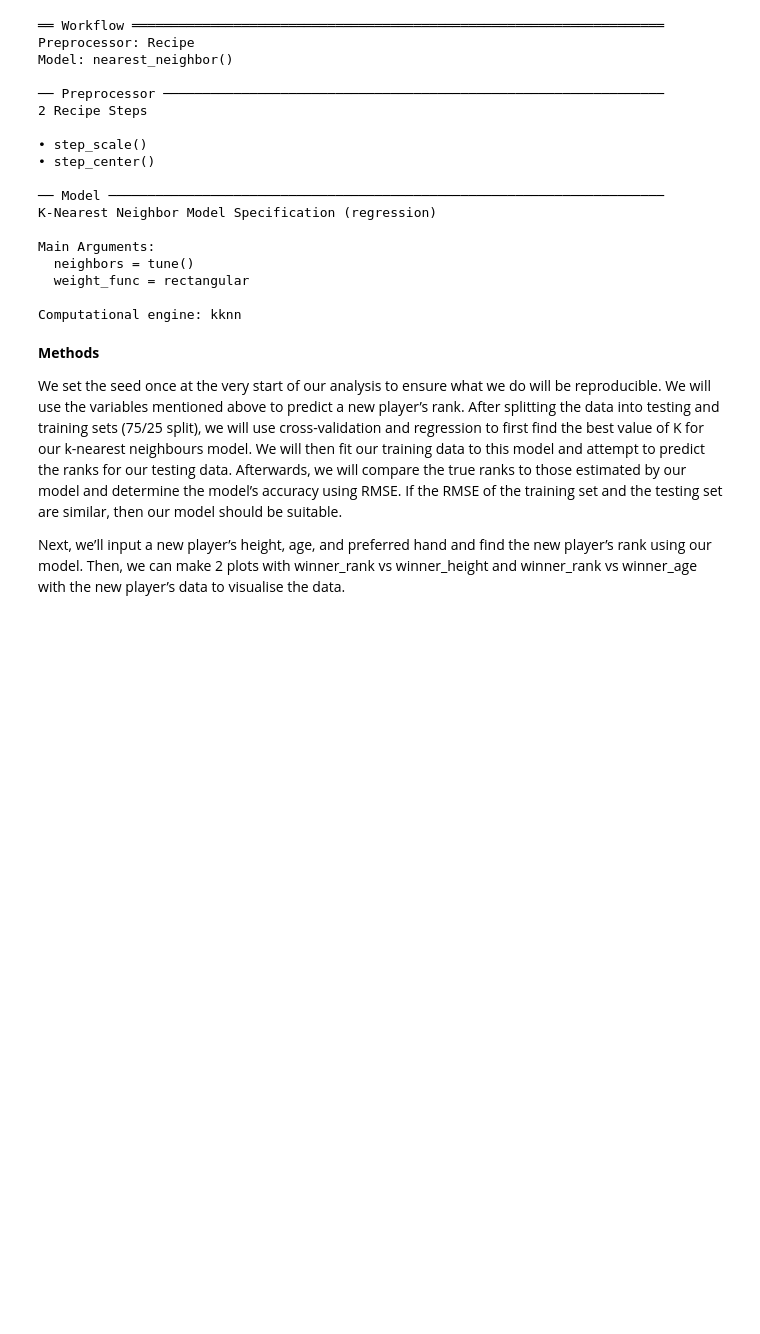
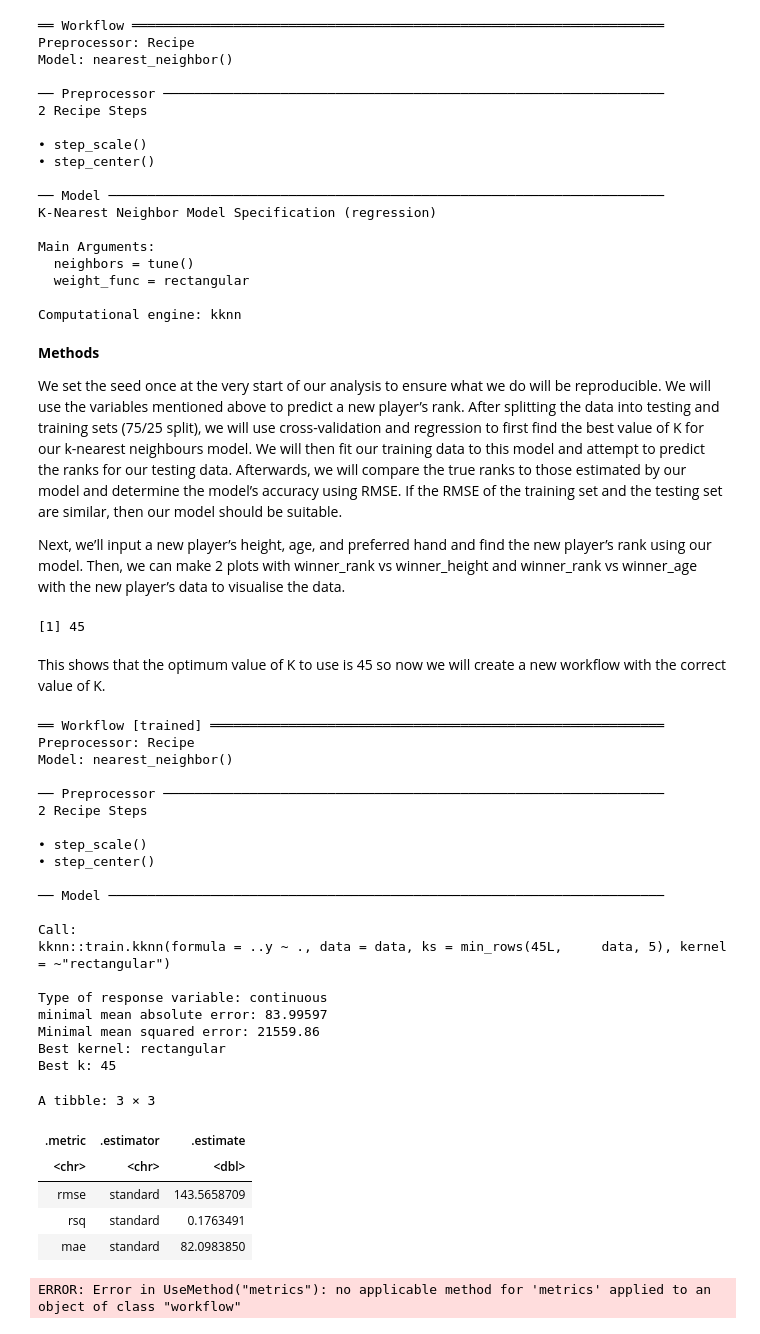
Before and after one commit to KatieSwan/DSCI100_GroupProject, a Jupyter notebook: Project_Report.ipynb, the cells around one changed output. Cells and saved outputs as stored; diff of their text form; code cells hidden in the pictures; blank space fills up the shorter version.

Commit message:
New analysis
I found the best value of K for our data but something is wrong with the rmse and predictions (look at the last table) so if anyone can figure out why that is please fix and let me know

```diff
--- a/Project_Report.ipynb
+++ b/Project_Report.ipynb
@@ -217,3 +217,68 @@ Computational engine: kknn
 We set the seed once at the very start of our analysis to ensure what we do will be reproducible.  We will use the variables mentioned above to predict a new player’s rank. After splitting the data into testing and training sets (75/25 split), we will use cross-validation and regression to first find the best value of K for our k-nearest neighbours model. We will then fit our training data to this model and attempt to predict the ranks for our testing data.  Afterwards, we will compare the true ranks to those estimated by our model and determine the model’s accuracy using RMSE. If the RMSE of the training set and the testing set are similar, then our model should be suitable.
 
 Next, we’ll input a new player’s height, age, and preferred hand and find the new player’s rank using our model. Then, we can make 2 plots with winner_rank vs winner_height and winner_rank vs winner_age with the new player’s data to visualise the data.
+# %%
+set.seed(0004)
+gridvals <- tibble(neighbors = 1:200)
+tennis_vfold <- vfold_cv(tennis_training, v=10, strata = rank)
+tennis_k_value <- tennis_workflow|>
+    tune_grid(resamples = tennis_vfold, grid = gridvals)|>
+    collect_metrics()|>
+    filter(.metric == "rmse")|>
+    filter(mean == min(mean))|>
+    pull(neighbors)
+
+tennis_k_value
+# %% [output]
+[1] 45
+# %% [markdown]
+This shows that the optimum value of K to use is 45 so now we will create a new workflow with the correct value of K.
+# %%
+tennis_spec_best <- nearest_neighbor(weight_func = "rectangular", neighbors = tennis_k_value) |>
+                  set_engine("kknn") |>
+                  set_mode("regression")
+tennis_fit <- workflow()|>
+    add_recipe(tennis_recipe)|>
+    add_model(tennis_spec_best)|>
+    fit(data = tennis_training)
+tennis_fit
+
+tennis_accuracy <- tennis_fit |>
+    predict(tennis_training)|>
+    bind_cols(tennis_training)|>
+    metrics(truth = rank, estimate = .pred)|>
+
+tennis_accuracy
+# %% [output]
+══ Workflow [trained] ══════════════════════════════════════════════════════════
+Preprocessor: Recipe
+Model: nearest_neighbor()
+
+── Preprocessor ────────────────────────────────────────────────────────────────
+2 Recipe Steps
+
+• step_scale()
+• step_center()
+
+── Model ───────────────────────────────────────────────────────────────────────
+
+Call:
+kknn::train.kknn(formula = ..y ~ ., data = data, ks = min_rows(45L,     data, 5), kernel = ~"rectangular")
+
+Type of response variable: continuous
+minimal mean absolute error: 83.99597
+Minimal mean squared error: 21559.86
+Best kernel: rectangular
+Best k: 45
+A tibble: 3 × 3
+| .metric | .estimator | .estimate |
+| <chr> | <chr> | <dbl> |
+| rmse | standard | 143.5658709 |
+| rsq | standard | 0.1763491 |
+| mae | standard | 82.0983850 |
+# %%
+tennis_summary <- tennis_fit |>
+    predict(tennis_testing)|>
+    bind_cols(tennis_testing)
+# %% [output]
+ERROR: Error in UseMethod("metrics"): no applicable method for 'metrics' applied to an object of class "workflow"
```
Also changed, not shown: parts of 1 cell of this notebook.
